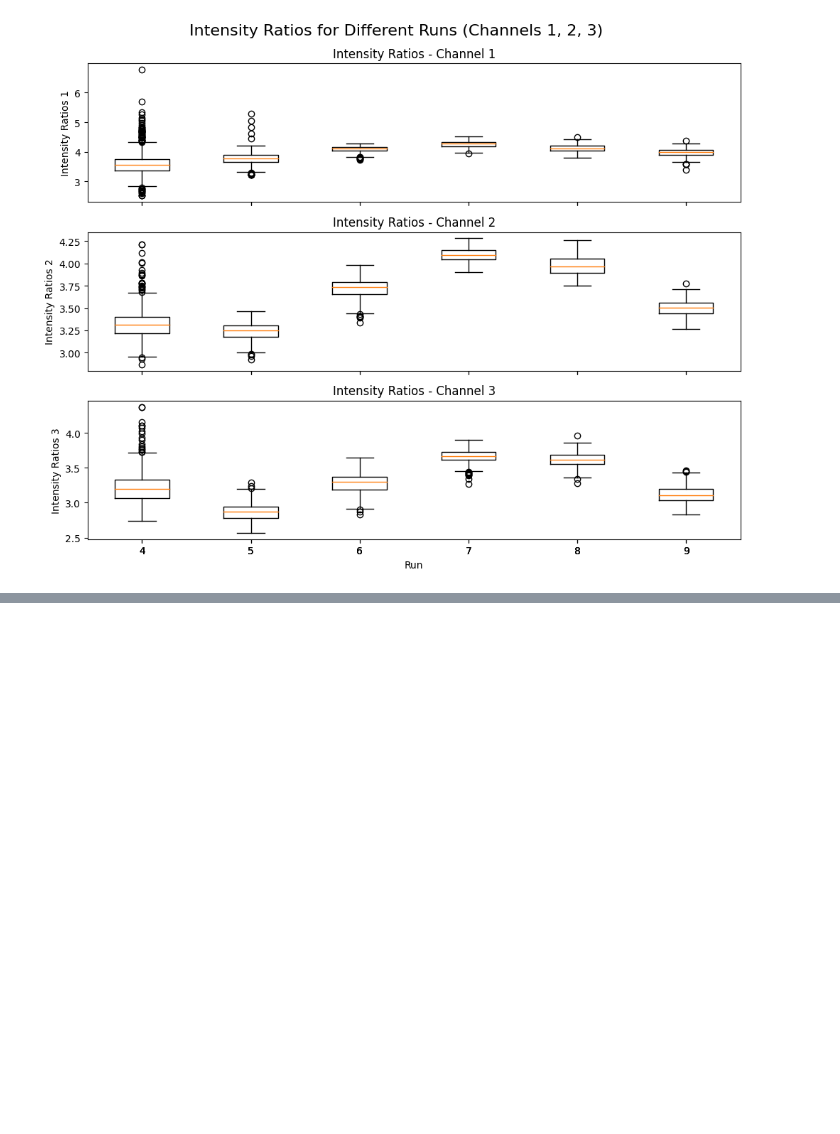
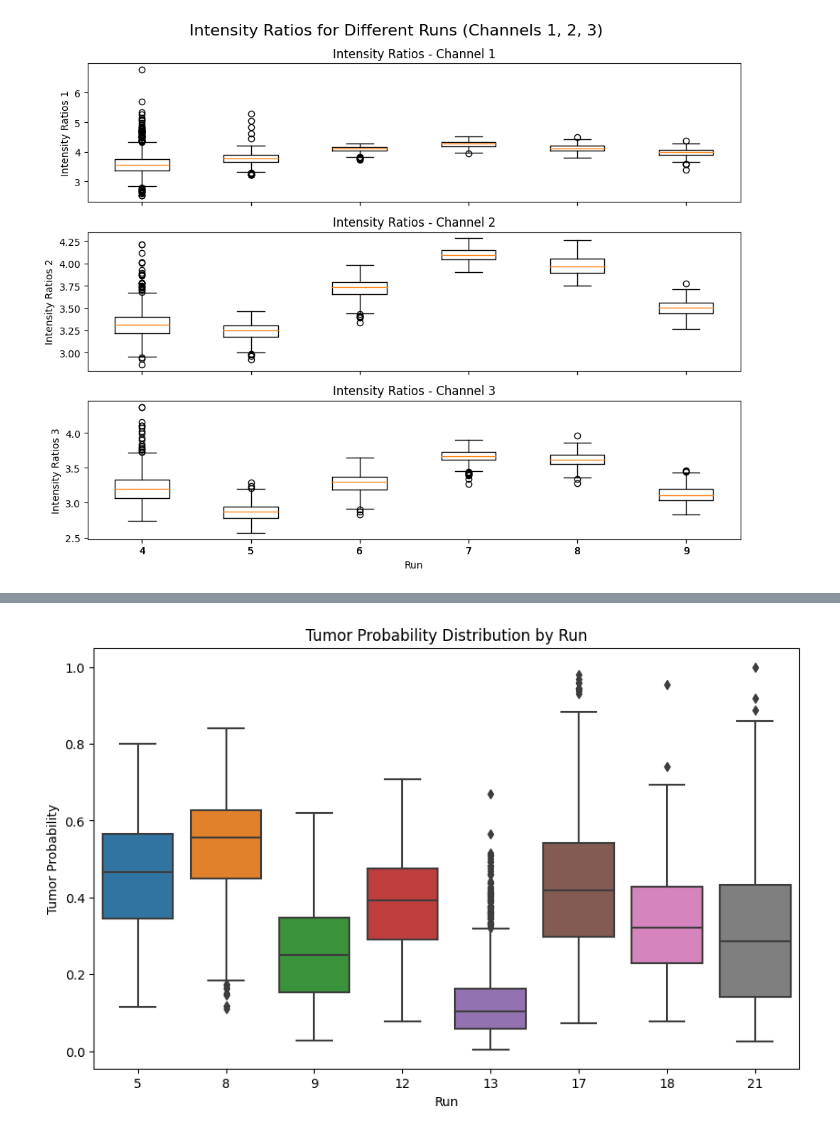
Before and after one commit to ShristiSuman/Brain_Project, a Jupyter notebook: Visualization.ipynb, the cells around one changed output, grey strips where cells are left out. Cells and saved outputs as stored; diff of their text form; code cells hidden in the pictures; blank space fills up the shorter version.

Commit message:
Code for Run level analysis along with probability data

```diff
--- a/Visualization.ipynb
+++ b/Visualization.ipynb
@@ -249,3 +242,6 @@ plt.savefig(fig_name, bbox_inches='tight', dpi=300)
 plt.show()
 # %% [output]
 [figure]
+# %%
+case_41_data = pd.read_csv('/Users/shristi/Downloads/c_41.csv')
+print(case_41_data.shape)
@@ -251,0 +272,16 @@ plt.show()
+# %%
+import pandas as pd
+import seaborn as sns
+import matplotlib.pyplot as plt
+
+df = pd.DataFrame(case_41_data)
+
+# Create a box plot to visualize the distribution of tumor probability by run
+plt.figure(figsize=(10, 6))
+sns.boxplot(x='Run', y='Tumor', data=df)
+plt.title('Tumor Probability Distribution by Run')
+plt.xlabel('Run')
+plt.ylabel('Tumor Probability')
+plt.show()
+# %% [output]
+[figure, added]
```
Also changed, not shown: parts of 7 cells of this notebook, 1 other file.
